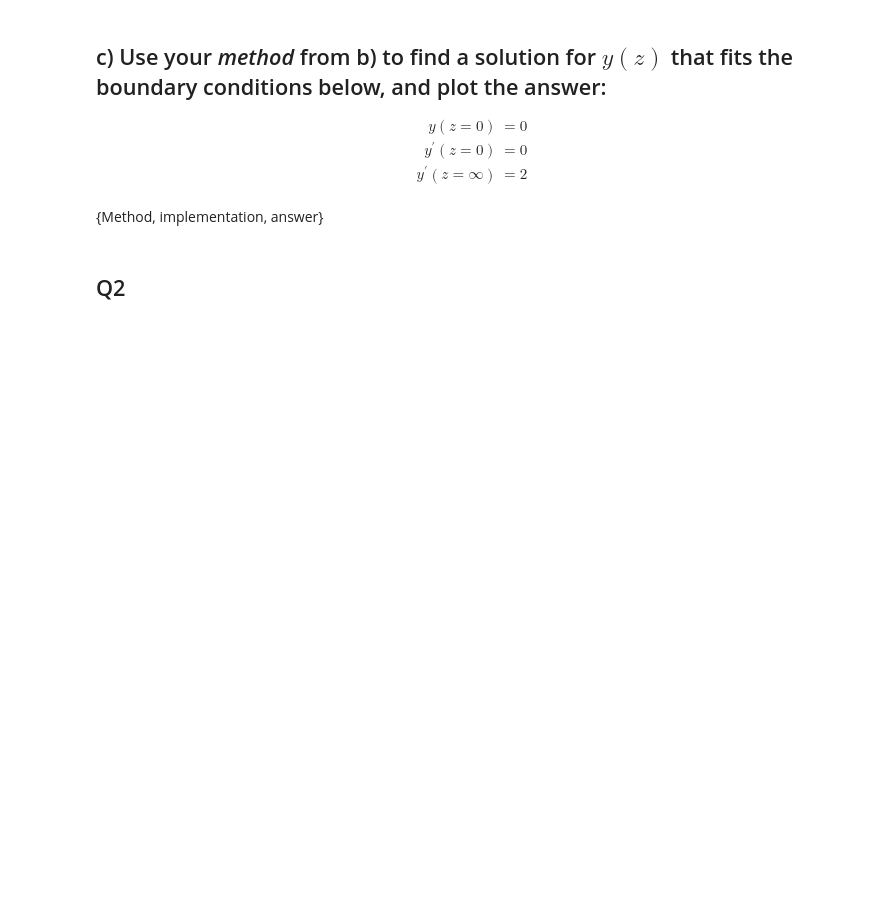
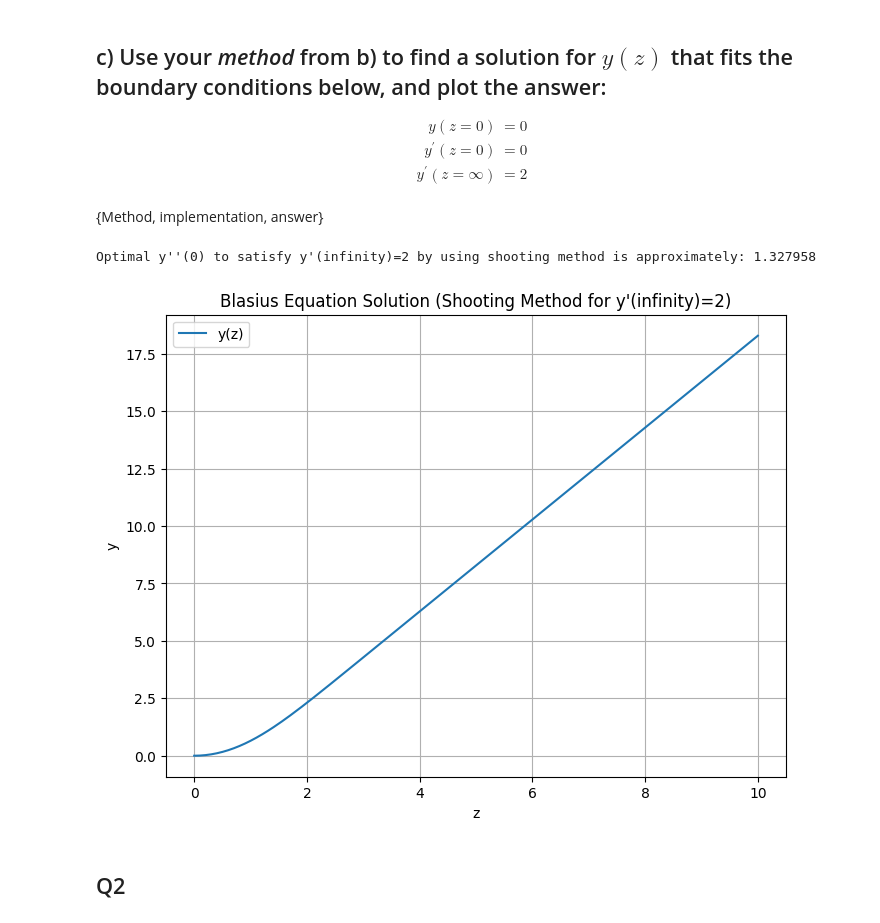
Before and after one commit to saryurawaley/Engphys3mn4, a Jupyter notebook: Assignments/Assignment_4.ipynb, the cells around one changed output. Drawn from its saved outputs; the diff is of its cells as text; code cells hidden in the pictures; blank space fills up the shorter version.

```diff
--- a/Assignments/Assignment_4.ipynb
+++ b/Assignments/Assignment_4.ipynb
@@ -88,6 +88,52 @@ y^{\prime}(z = \infty) &= 2 \\
 $$
 
 {Method, implementation, answer}
+# %%
+import numpy as np
+from scipy.integrate import solve_ivp
+from scipy.optimize import root_scalar
+import matplotlib.pyplot as plt
+
+#blasius system of first-order ODEs
+def blasius_system(z, y_vec):
+    y, yp, ypp = y_vec
+    return [yp, ypp, -y * ypp]
+
+#function to compute difference between computed y'(infinity) and target value 2
+def boundary_condition_mismatch(s):
+    #initial conditions depend on guessed y''(0) = s, where s is the initial guess
+    y0 = [0, 0, s]
+    z_span = (0, 10)
+    sol = solve_ivp(blasius_system, z_span, y0, t_eval=[z_span[1]])
+    y_end = sol.y[:, -1]
+    return y_end[1] - 2   #want y'(infinity) = 2
+
+#use root-finding to find correct s = y''(0)
+shoot = root_scalar(boundary_condition_mismatch, bracket=[0.1, 5], method='bisect')
+s_opt = shoot.root #the optimal s
+print(f"Optimal y''(0) to satisfy y'(infinity)=2 by using shooting method is approximately: {s_opt:.6f}")
+
+#solve again using the found initial condition
+z_span = (0, 10)
+initial_conditions = [0, 0, s_opt]
+solution = solve_ivp(blasius_system, z_span, initial_conditions, dense_output=True)
+
+#generate solution points for plotting
+z_values = np.linspace(z_span[0], z_span[1], 200)
+y_values = solution.sol(z_values)
+
+#plot results
+plt.figure(figsize=(8, 6))
+plt.plot(z_values, y_values[0], label='y(z)')
+plt.xlabel('z')
+plt.ylabel('y')
+plt.title('Blasius Equation Solution (Shooting Method for y\'(infinity)=2)')
+plt.grid(True)
+plt.legend()
+plt.show()
+# %% [output]
+Optimal y''(0) to satisfy y'(infinity)=2 by using shooting method is approximately: 1.327958
+[figure, added]
 # %% [markdown]
 ## Q2
 # %% [markdown]
```
Also changed, not shown: parts of 6 cells of this notebook.
